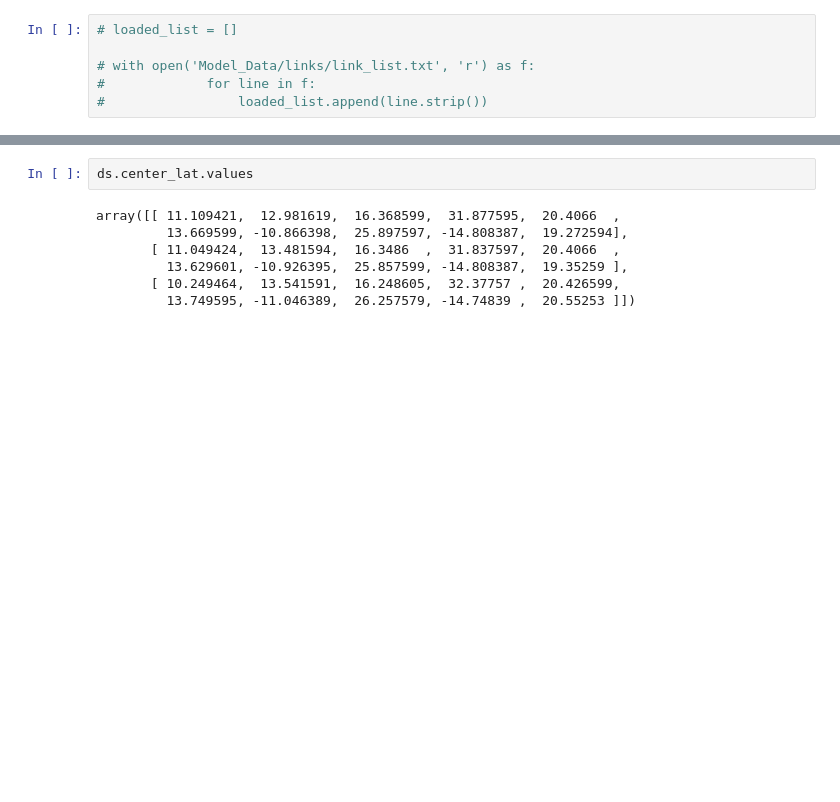
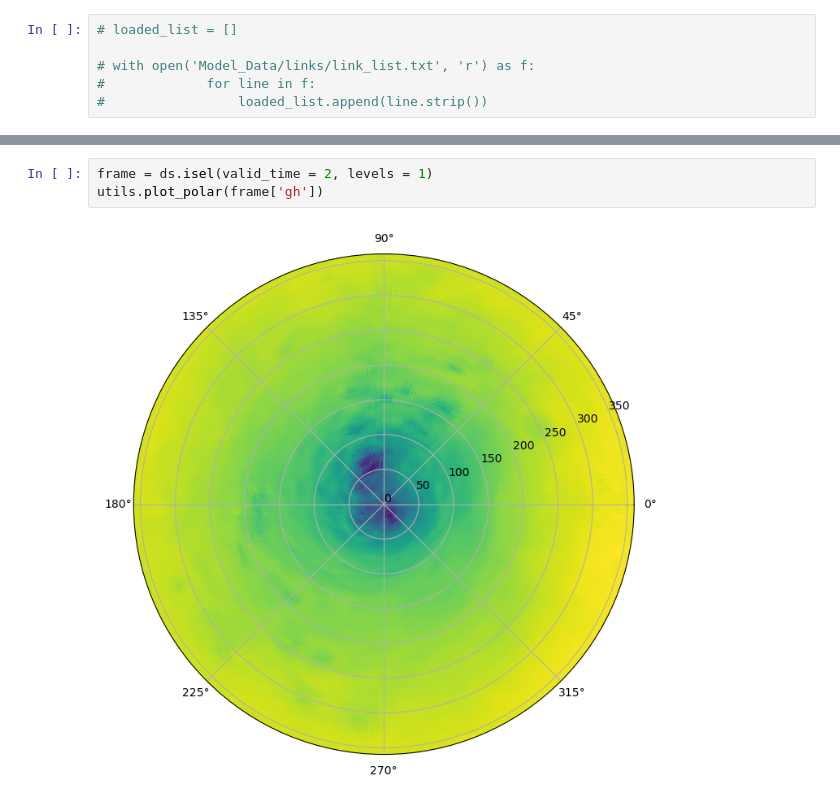
Before and after one commit to ArcticOctopi/Dimensional-Reduction-in-Tropical-Cyclones, a Jupyter notebook: Data_Workflow.ipynb, the cells around one changed output, grey strips where cells are left out. Saved outputs shown, nothing was run; the diff lists cells and outputs as text; blank space fills up the shorter version.

```diff
--- a/Data_Workflow.ipynb
+++ b/Data_Workflow.ipynb
@@ -685,9 +700,5 @@ utils.plot_polar(frame['rh'])
 # %%
-ds.center_lat.values
+frame = ds.isel(valid_time = 2, levels = 1)
+utils.plot_polar(frame['gh'])
 # %% [output]
-array([[ 11.109421,  12.981619,  16.368599,  31.877595,  20.4066  ,
-         13.669599, -10.866398,  25.897597, -14.808387,  19.272594],
-       [ 11.049424,  13.481594,  16.3486  ,  31.837597,  20.4066  ,
-         13.629601, -10.926395,  25.857599, -14.808387,  19.35259 ],
-       [ 10.249464,  13.541591,  16.248605,  32.37757 ,  20.426599,
-         13.749595, -11.046389,  26.257579, -14.74839 ,  20.55253 ]])
+[figure, added]
```
Also changed, not shown: parts of 7 cells of this notebook, 2 other files.
